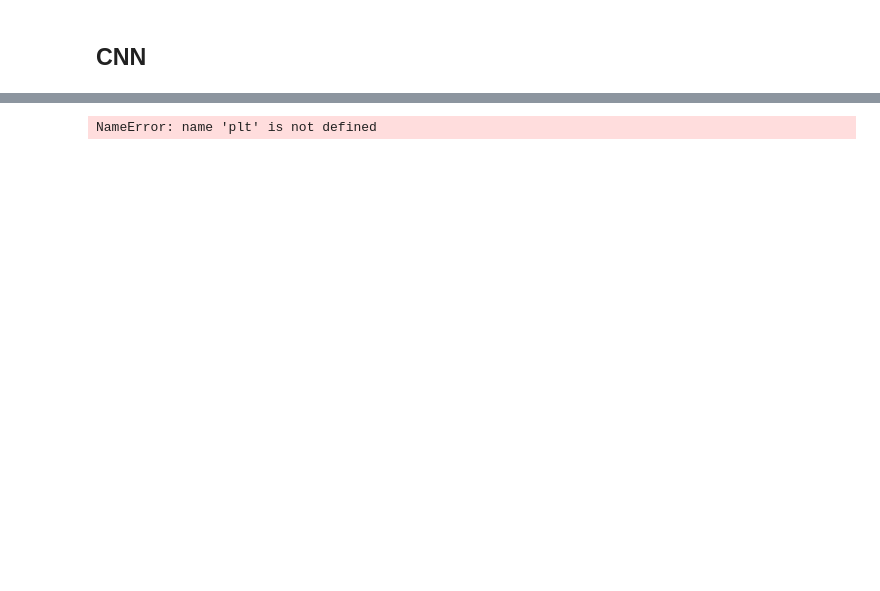
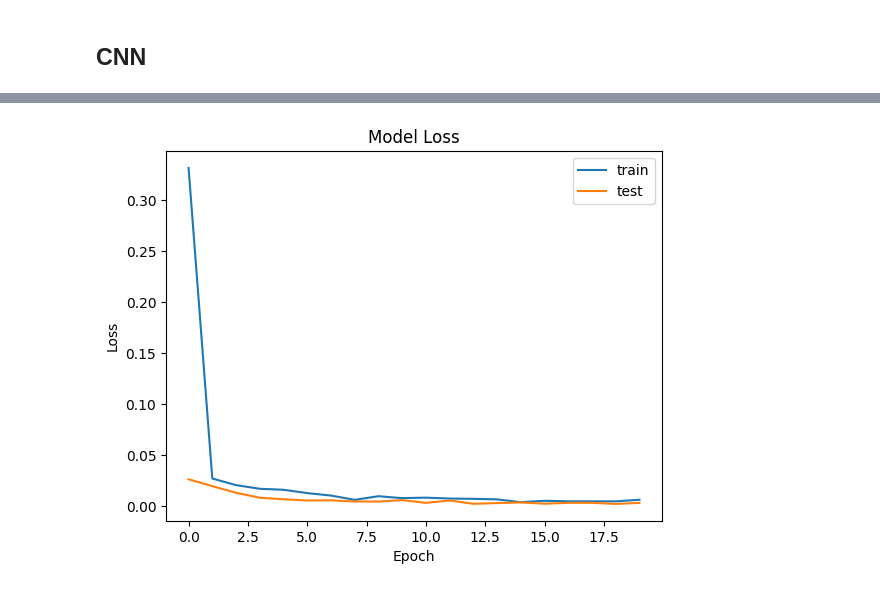
Before and after one commit to AlexandraPosta/sound-localization, a Jupyter notebook: notebooks/DoaCNN.ipynb, the cells around one changed output, grey strips where cells are left out. Saved outputs shown, nothing was run; the diff lists cells and outputs as text; code cells hidden in the pictures; blank space fills up the shorter version.

```diff
--- a/notebooks/DoaCNN.ipynb
+++ b/notebooks/DoaCNN.ipynb
@@ -233,9 +250,10 @@ RMSE: 0.266
 # %%
-plt.plot(history.history['val_loss'], label='accuracy')
-plt.plot(history.history['loss'], label = 'loss')
+plt.plot(history.history['loss'])
+plt.plot(history.history['val_loss'])
+plt.title('Model Loss')
 plt.xlabel('Epoch')
 plt.ylabel('Loss')
-plt.ylim([0.5, 1])
-plt.legend(loc='lower right')
+plt.legend(['train', 'test'])
+plt.show()
 # %% [output]
-NameError: name 'plt' is not defined
+[figure, added]
```
Also changed, not shown: parts of 13 cells of this notebook, 4 other files.
